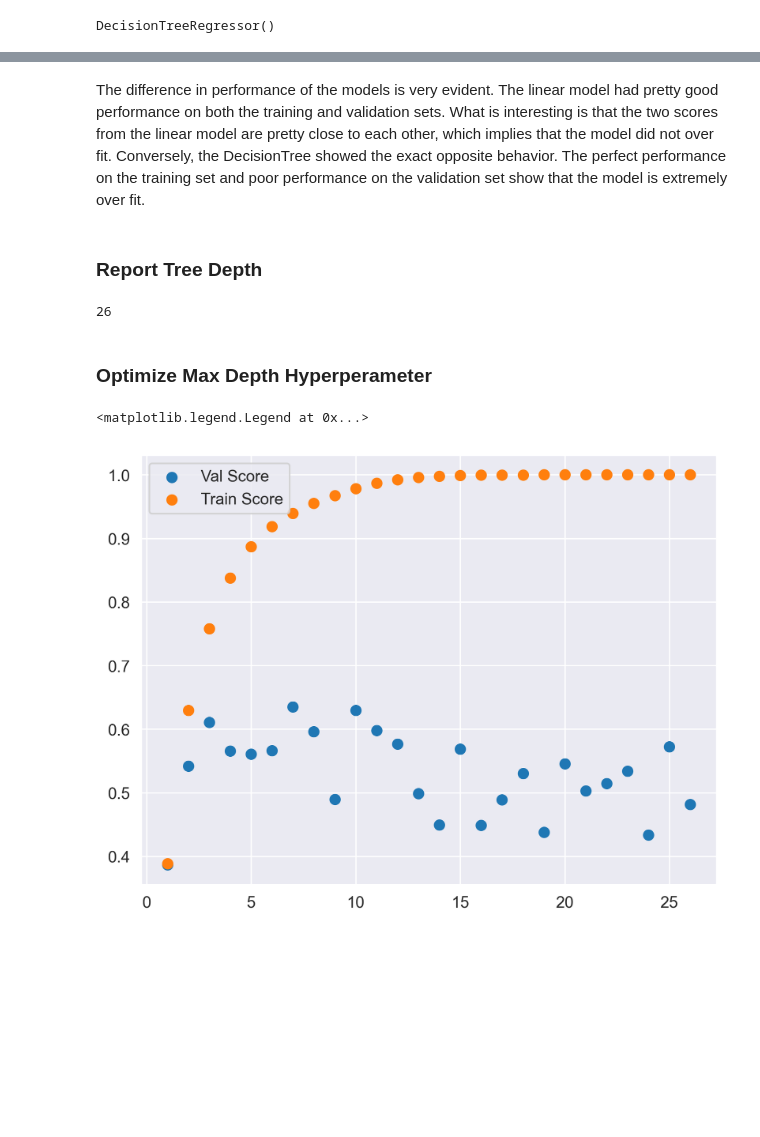
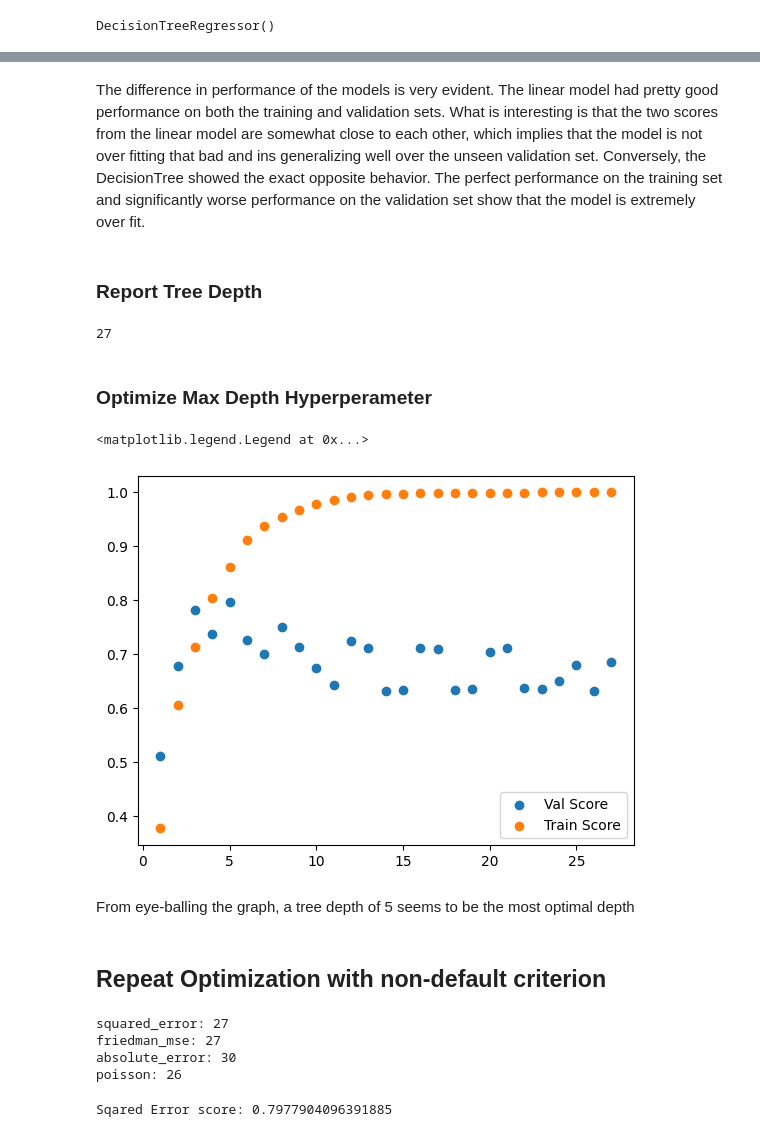
Before and after one commit to Nivlac3213/DS312, a Jupyter notebook: homework/Henggeler_Calvin_HW4_DecisionTree.ipynb, the cells around one changed output, grey strips where cells are left out. Cells and saved outputs as stored; diff of their text form; code cells hidden in the pictures; blank space fills up the shorter version.

```diff
--- a/homework/Henggeler_Calvin_HW4_DecisionTree.ipynb
+++ b/homework/Henggeler_Calvin_HW4_DecisionTree.ipynb
@@ -58,7 +58,7 @@ df.head()
 ### Split to Train-Test-Validation Sets
 # %%
 x_tr, x_temp, y_tr, y_temp = train_test_split(df[features], df[target],
-                                              test_size=0.6, random_state=0)
+                                              test_size=0.4, random_state=0)
 x_va, x_te, y_va, y_te = train_test_split(x_temp, y_temp,
                                           test_size=0.5, random_state=0)
 # %% [markdown]
@@ -91,26 +91,55 @@ Validation Set Score: LinReg = 0.729229248626377, Tree = 0.47107776171765015
 # %% [markdown]
-The difference in performance of the models is very evident. The linear model had pretty good performance on both the training and validation sets. What is interesting is that the two scores from the linear model are pretty close to each other, which implies that the model did not over fit. Conversely, the DecisionTree showed the exact opposite behavior. The perfect performance on the training set and poor performance on the validation set show that the model is extremely over fit.
+The difference in performance of the models is very evident. The linear model had pretty good performance on both the training and validation sets. What is interesting is that the two scores from the linear model are somewhat close to each other, which implies that the model is not over fitting that bad and ins generalizing well over the unseen validation set. Conversely, the DecisionTree showed the exact opposite behavior. The perfect performance on the training set and significantly worse performance on the validation set show that the model is extremely over fit.
 # %% [markdown]
 ### Report Tree Depth
 # %%
 tree.get_depth()
 # %% [output]
-26
+27
 # %% [markdown]
 ### Optimize Max Depth Hyperperameter
 # %%
 val_acc = []
 train_acc = []
-for i in range(1,27):
+for i in range(1,28):
        tr = DecisionTreeRegressor(max_depth=i, random_state=0)
        tr.fit(x_tr, y_tr)
        val_acc.append(tr.score(x_va, y_va))
        train_acc.append(tr.score(x_tr, y_tr))
 # %%
-fig, ax = plt.subplots(dpi=300)
-plt.scatter(range(1,27), val_acc)
-plt.scatter(range(1,27), train_acc)
+fig, ax = plt.subplots()
+plt.scatter(range(1,28), val_acc)
+plt.scatter(range(1,28), train_acc)
 ax.legend(['Val Score', 'Train Score'])
 # %% [output]
 <matplotlib.legend.Legend at 0x...>
-[figure, old version]
+[figure, new version]
+# %% [markdown]
+From eye-balling the graph, a tree depth of 5 seems to be the most optimal depth
+# %% [markdown]
+## Repeat Optimization with non-default criterion
+# %%
+# Available Decision Tree Regressor Model Criterion
+criterion = ['squared_error', 'friedman_mse', 'absolute_error', 'poisson']
+
+for crit in criterion:
+    # Get the max tree depth
+    tree = DecisionTreeRegressor(criterion=crit)
+    tree.fit(x_tr, y_tr)
+    max_depth = tree.get_depth()
+    print(f'{crit}: {max_depth}')
+# %% [output]
+squared_error: 27
+friedman_mse: 27
+absolute_error: 30
+poisson: 26
+# %%
+#
+# (Default) Squared Error, Depth 5
+#
+
+tr = DecisionTreeRegressor(max_depth=5, random_state=0)
+tr.fit(x_tr, y_tr)
+print('Sqared Error score:',tr.score(x_va, y_va))
+# %% [output]
+Sqared Error score: 0.7977904096391885
```
Also changed, not shown: parts of 11 cells of this notebook.
